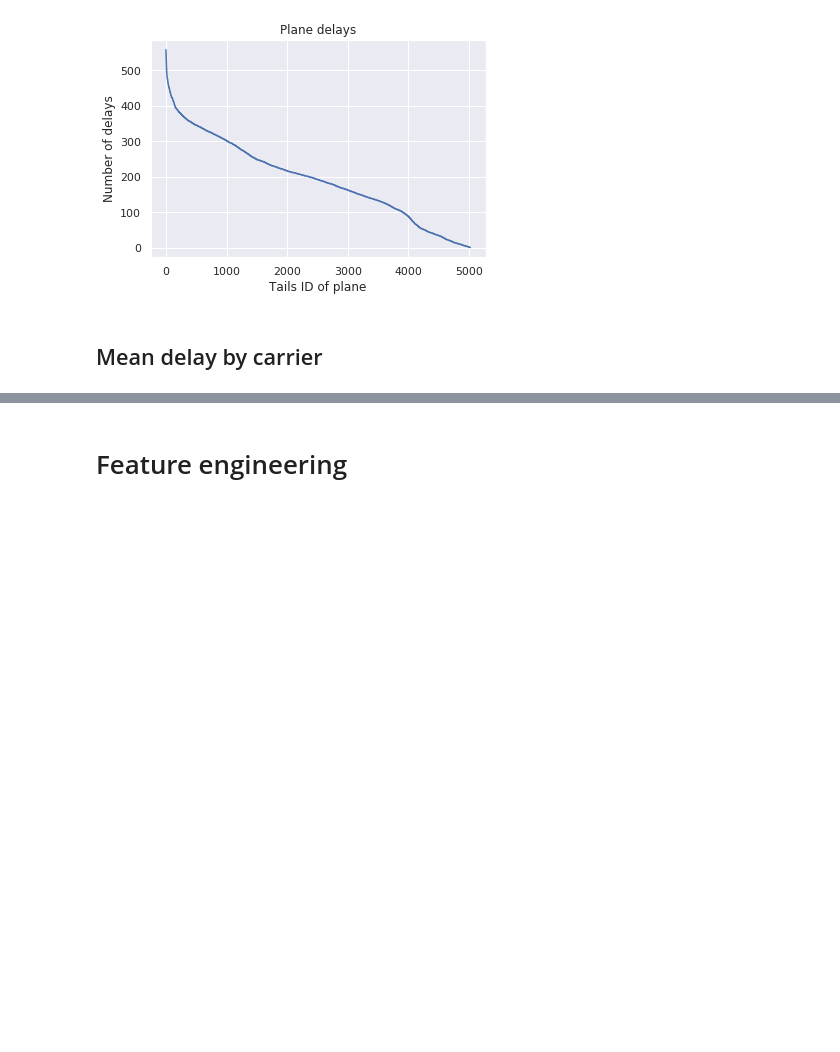
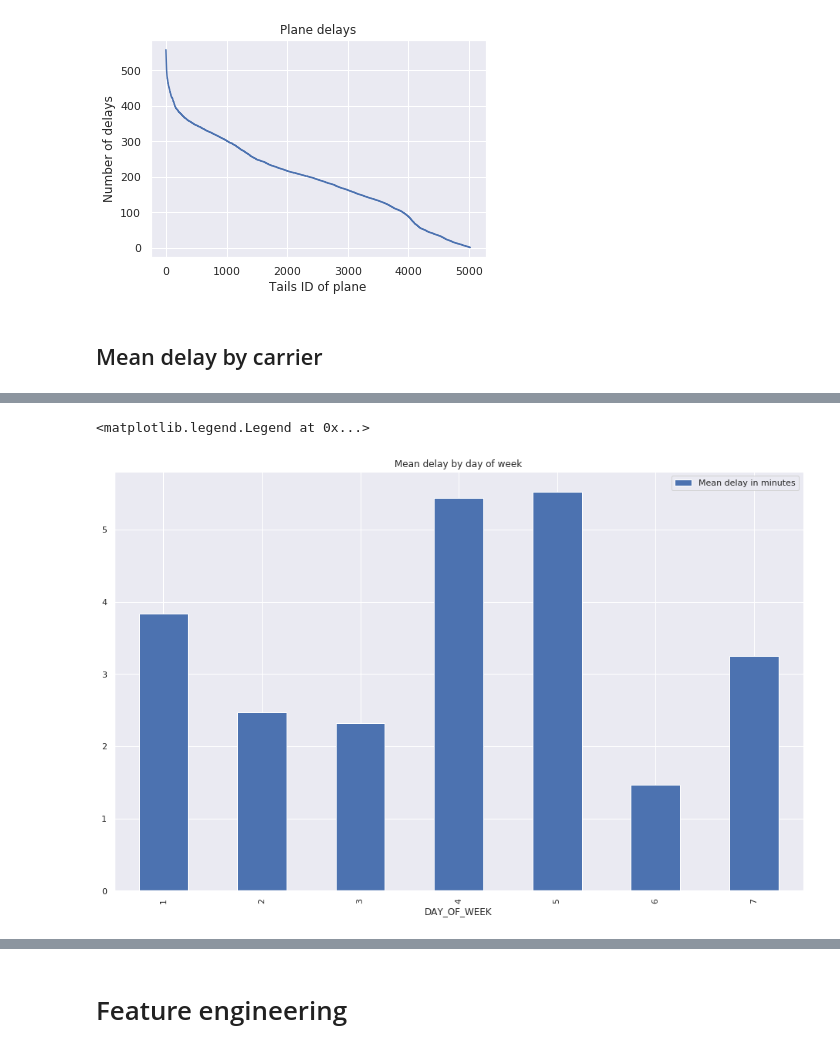
Before and after one commit to Severac/openclassrooms, a Jupyter notebook: PJ4/PJ4_dataexplore.ipynb, the cells around one changed output, grey strips where cells are left out. Cells and saved outputs as stored; diff of their text form; code cells hidden in the pictures; blank space fills up the shorter version.

```diff
--- a/PJ4/PJ4_dataexplore.ipynb
+++ b/PJ4/PJ4_dataexplore.ipynb
@@ -468,0 +473,9 @@ df[['ARR_DELAY', 'UNIQUE_CARRIER']].groupby('UNIQUE_CARRIER').mean().plot.bar(fi
+# %%
+df['DAY_OF_WEEK'] = df['DAY_OF_WEEK'].astype(str)
+# %%
+fig, ax = plt.subplots()
+df[['ARR_DELAY', 'DAY_OF_WEEK']].groupby('DAY_OF_WEEK').mean().plot.bar(figsize=(16,10), title='Mean delay by day of week', ax=ax)
+ax.legend(["Mean delay in minutes"])
+# %% [output]
+<matplotlib.legend.Legend at 0x...>
+[figure, added]
```
Also changed, not shown: parts of 4 cells of this notebook, 2 other files.
